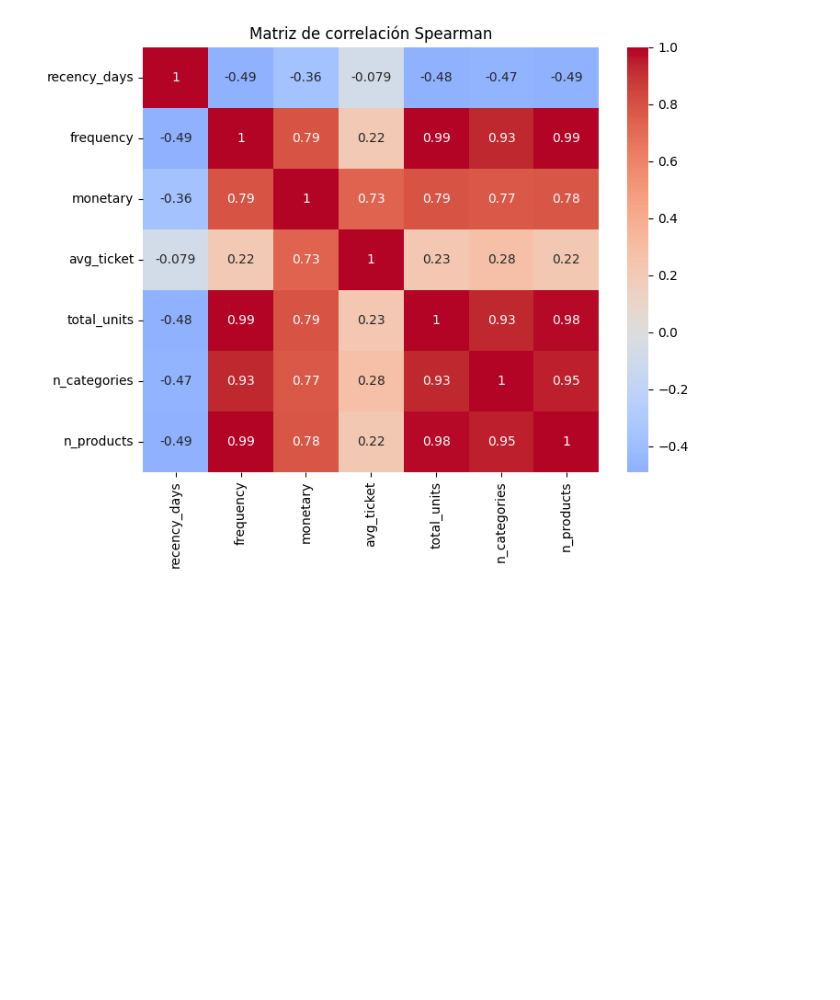
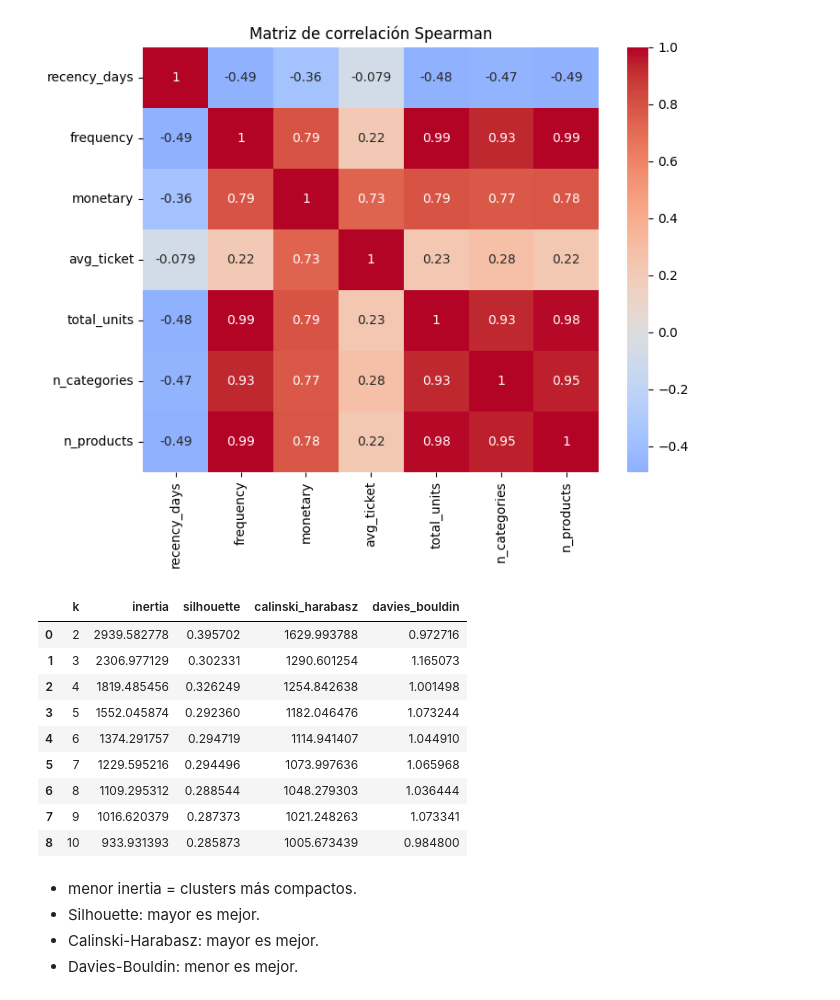
Before and after one commit to Th-msc-data-2026-ujav/Segmentacion-de-clientes-Samsung-SioW-SoW-y-Pow, a Jupyter notebook: segmentacion de clientes/segmentacion_clientes.ipynb, the cells around one changed output. Cells and saved outputs as stored; diff of their text form; code cells hidden in the pictures; blank space fills up the shorter version.

Commit message:
k-means y metricas de evaluacion

```diff
--- a/segmentacion de clientes/segmentacion_clientes.ipynb
+++ b/segmentacion de clientes/segmentacion_clientes.ipynb
@@ -364,11 +369,17 @@ plt.show()
 # %%
+# Seleccionar variables RFM para clustering
 X = base_train[["recency_days", "frequency", "monetary"]]
-#pipeline kmeans
+
+# Crear pipeline de preprocesamiento y K-means
 pipeline_kmeans = Pipeline([
+    ("winsor", TukeyWinsorizer(k=3)),
     ("log", FunctionTransformer(np.log1p, validate=False)),
     ("scaler", StandardScaler()),
     ("kmeans", KMeans(n_clusters=7, random_state=42, n_init=20))
 ])
 
+# Entrenar el pipeline completo
 pipeline_kmeans.fit(X)
+
+# Extraer las etiquetas de cluster asignadas a cada cliente
 labels_kmeans = pipeline_kmeans.named_steps["kmeans"].labels_
@@ -374,0 +418,36 @@ labels_kmeans = pipeline_kmeans.named_steps["kmeans"].labels_
+# %%
+# Usar los datos ya transformados: winsor + log + scaler
+X_transformed = pipeline_kmeans[:-1].transform(X)
+
+resultados = []
+
+for k in range(2, 11):
+    kmeans = KMeans(n_clusters=k, random_state=42, n_init=20)
+    labels = kmeans.fit_predict(X_transformed)
+
+    resultados.append({
+        "k": k,
+        "inertia": kmeans.inertia_,
+        "silhouette": silhouette_score(X_transformed, labels),
+        "calinski_harabasz": calinski_harabasz_score(X_transformed, labels),
+        "davies_bouldin": davies_bouldin_score(X_transformed, labels)
+    })
+
+df_indices = pd.DataFrame(resultados)
+df_indices
+# %% [output]
+|  | k | inertia | silhouette | calinski_harabasz | davies_bouldin |
+| 0 | 2 | 2939.582778 | 0.395702 | 1629.993788 | 0.972716 |
+| 1 | 3 | 2306.977129 | 0.302331 | 1290.601254 | 1.165073 |
+| 2 | 4 | 1819.485456 | 0.326249 | 1254.842638 | 1.001498 |
+| 3 | 5 | 1552.045874 | 0.292360 | 1182.046476 | 1.073244 |
+| 4 | 6 | 1374.291757 | 0.294719 | 1114.941407 | 1.044910 |
+| 5 | 7 | 1229.595216 | 0.294496 | 1073.997636 | 1.065968 |
+| 6 | 8 | 1109.295312 | 0.288544 | 1048.279303 | 1.036444 |
+| 7 | 9 | 1016.620379 | 0.287373 | 1021.248263 | 1.073341 |
+| 8 | 10 | 933.931393 | 0.285873 | 1005.673439 | 0.984800 |
+# %% [markdown]
+- menor inertia = clusters más compactos.
+- Silhouette: mayor es mejor.
+- Calinski-Harabasz: mayor es mejor.
+- Davies-Bouldin: menor es mejor.
```
Also changed, not shown: parts of 4 cells of this notebook, 2 other files.
